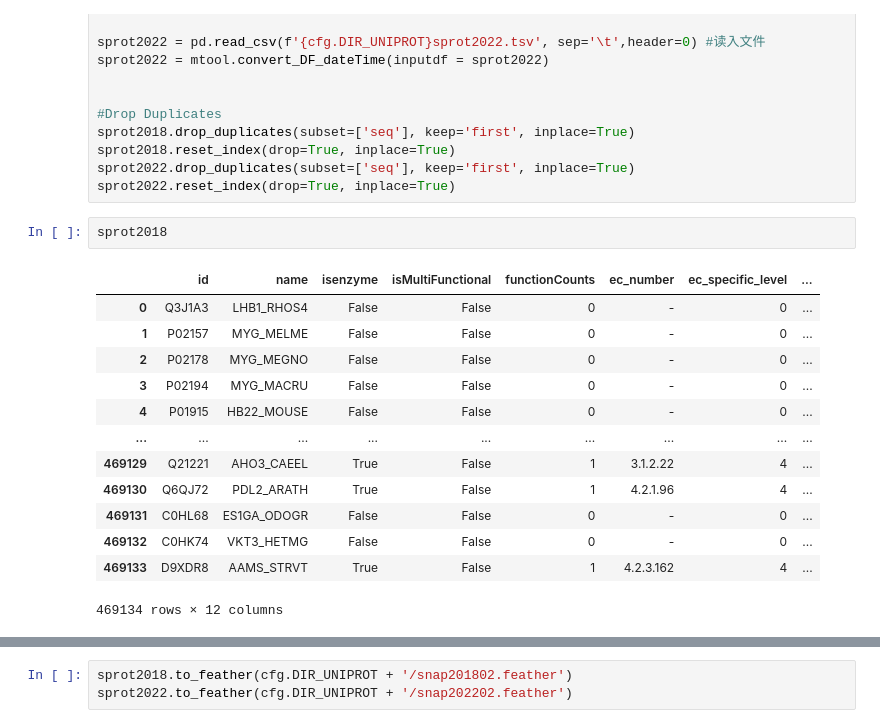
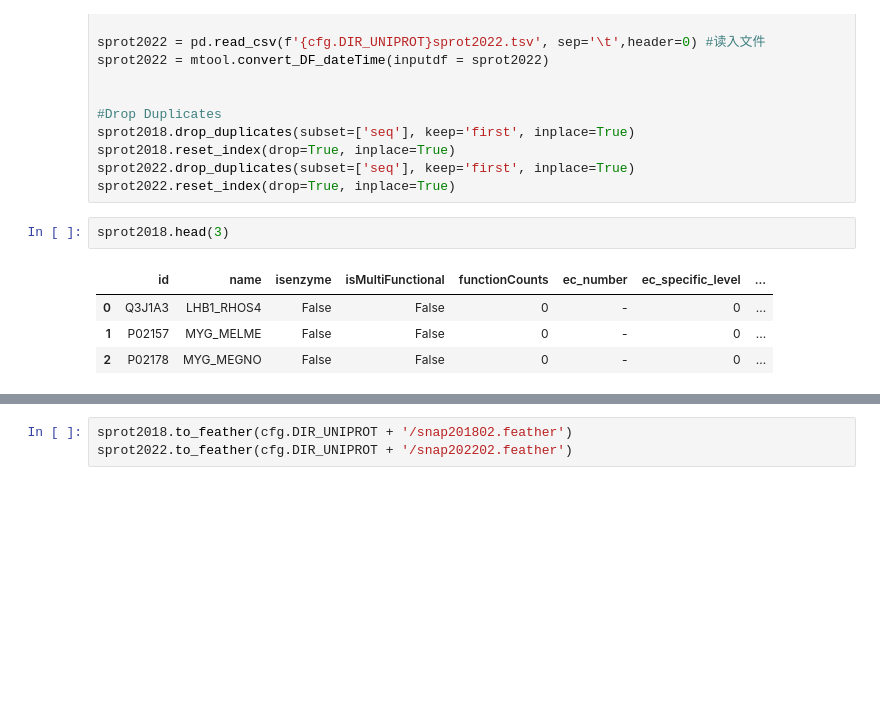
Before and after one commit to kingstdio/ECRECer, a Jupyter notebook: prepare_task_dataset.ipynb, the cells around one changed output, grey strips where cells are left out. Drawn from its saved outputs; the diff is of its cells as text; blank space fills up the shorter version.

```diff
--- a/prepare_task_dataset.ipynb
+++ b/prepare_task_dataset.ipynb
@@ -160,19 +104,10 @@ sprot2018.reset_index(drop=True, inplace=True)
 sprot2022.drop_duplicates(subset=['seq'], keep='first', inplace=True)
 sprot2022.reset_index(drop=True, inplace=True)
 # %%
-sprot2018
+sprot2018.head(3)
 # %% [output]
 |  | id | name | isenzyme | isMultiFunctional | functionCounts | ec_number | ec_specific_level | ... |
 | 0 | Q3J1A3 | LHB1_RHOS4 | False | False | 0 | - | 0 | ... |
 | 1 | P02157 | MYG_MELME | False | False | 0 | - | 0 | ... |
 | 2 | P02178 | MYG_MEGNO | False | False | 0 | - | 0 | ... |
-| 3 | P02194 | MYG_MACRU | False | False | 0 | - | 0 | ... |
-| 4 | P01915 | HB22_MOUSE | False | False | 0 | - | 0 | ... |
-| ... | ... | ... | ... | ... | ... | ... | ... | ... |
-| 469129 | Q21221 | AHO3_CAEEL | True | False | 1 | 3.1.2.22 | 4 | ... |
-| 469130 | Q6QJ72 | PDL2_ARATH | True | False | 1 | 4.2.1.96 | 4 | ... |
-| 469131 | C0HL68 | ES1GA_ODOGR | False | False | 0 | - | 0 | ... |
-| 469132 | C0HK74 | VKT3_HETMG | False | False | 0 | - | 0 | ... |
-| 469133 | D9XDR8 | AAMS_STRVT | True | False | 1 | 4.2.3.162 | 4 | ... |
-469134 rows × 12 columns
 # %%
```
Also changed, not shown: parts of 28 cells of this notebook, 4 other files.
